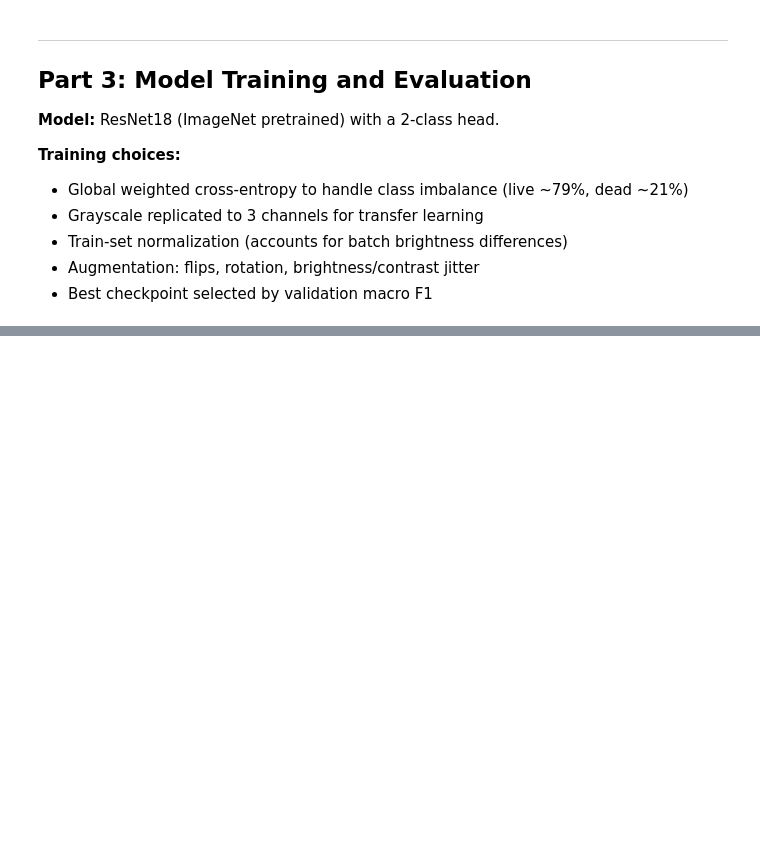
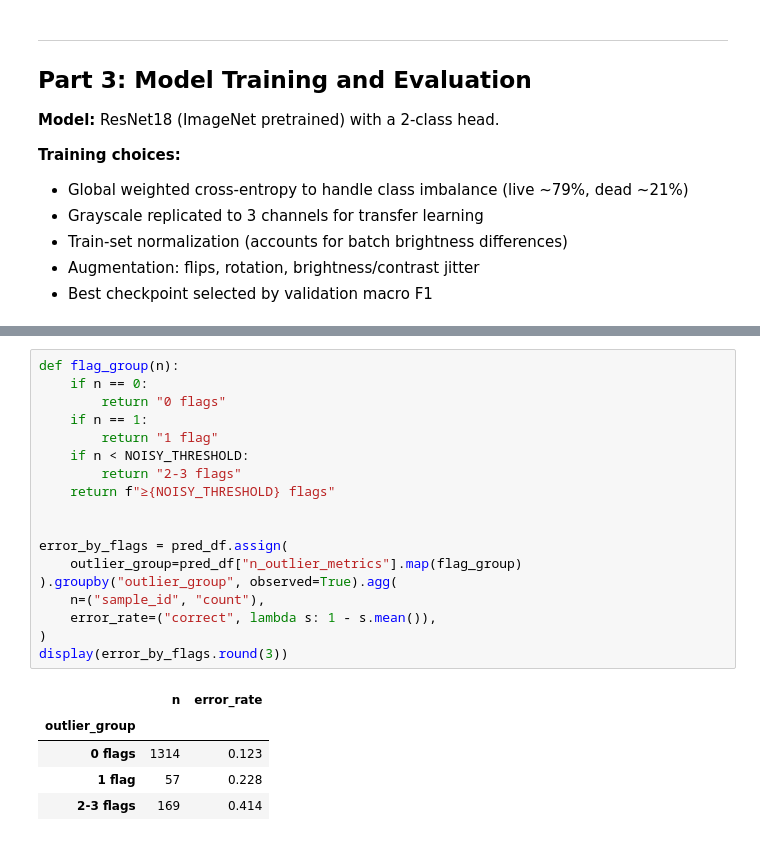
Before and after one commit to dennisItiel/TeraCyte_assignment, a Jupyter notebook: analysis.ipynb, the cells around one changed output, grey strips where cells are left out. Drawn from its saved outputs; the diff is of its cells as text; blank space fills up the shorter version.

```diff
--- a/analysis.ipynb
+++ b/analysis.ipynb
@@ -675,0 +1017,24 @@ for k, v in results["overall"].items():
+# %%
+def flag_group(n):
+    if n == 0:
+        return "0 flags"
+    if n == 1:
+        return "1 flag"
+    if n < NOISY_THRESHOLD:
+        return "2-3 flags"
+    return f"≥{NOISY_THRESHOLD} flags"
+
+
+error_by_flags = pred_df.assign(
+    outlier_group=pred_df["n_outlier_metrics"].map(flag_group)
+).groupby("outlier_group", observed=True).agg(
+    n=("sample_id", "count"),
+    error_rate=("correct", lambda s: 1 - s.mean()),
+)
+display(error_by_flags.round(3))
+# %% [output]
+|  | n | error_rate |
+| outlier_group |  |  |
+| 0 flags | 1314 | 0.123 |
+| 1 flag | 57 | 0.228 |
+| 2-3 flags | 169 | 0.414 |
```
Also changed, not shown: parts of 11 cells of this notebook, 3 other files.
